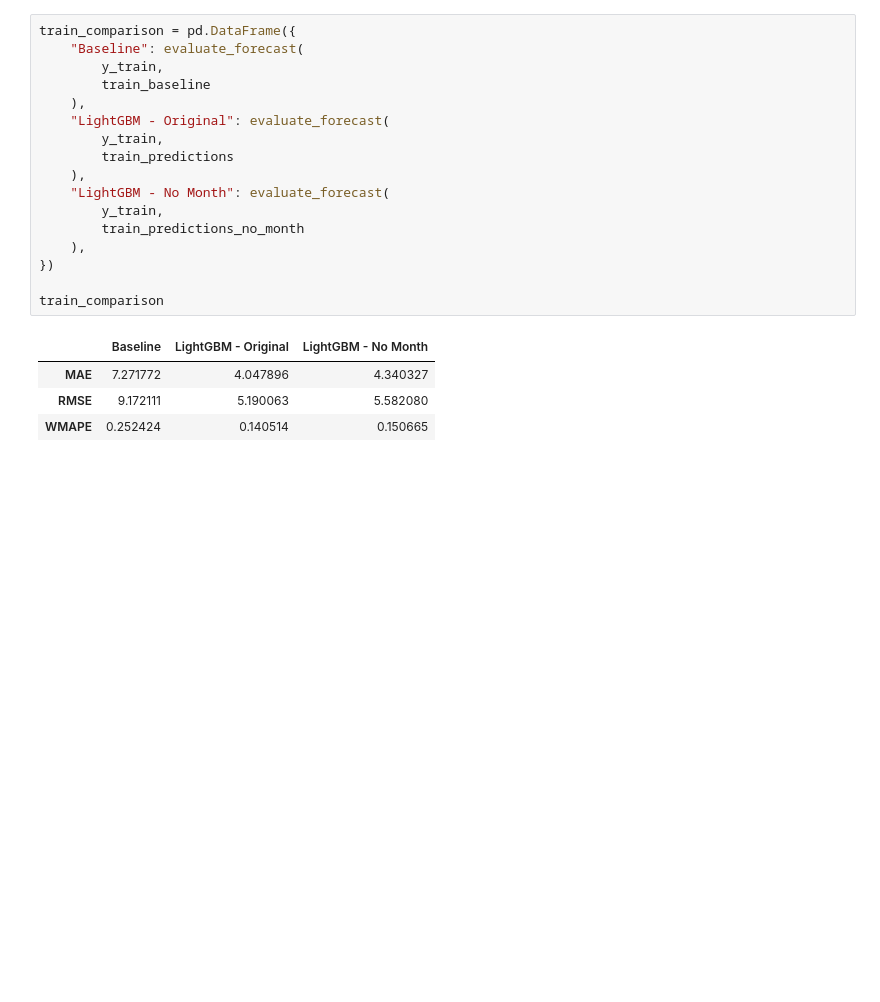
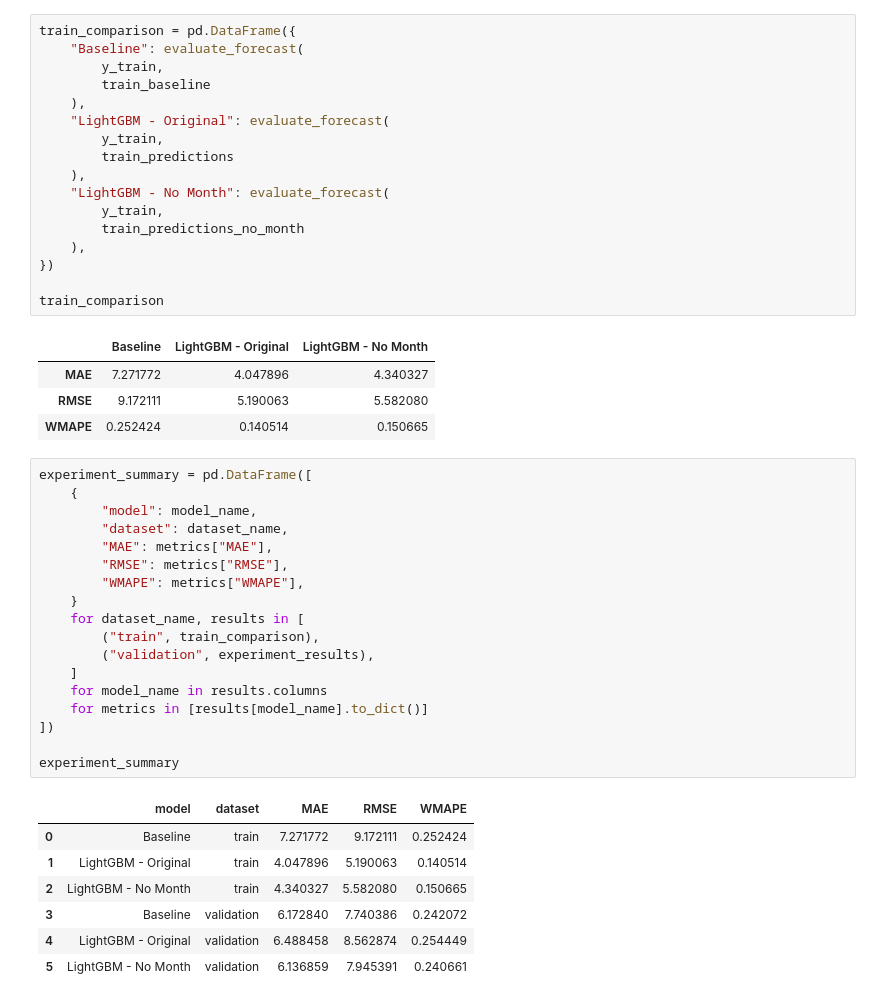
Before and after one commit to Mnifldz/gcp-facility-forecasting, a Jupyter notebook: notebooks/02_forecasting_baseline.ipynb, the cells around one changed output. Cells and saved outputs as stored; diff of their text form; blank space fills up the shorter version.

Commit message:
Added summary table to forecasting exploration.

```diff
--- a/notebooks/02_forecasting_baseline.ipynb
+++ b/notebooks/02_forecasting_baseline.ipynb
@@ -341,3 +341,29 @@ train_comparison
 | MAE | 7.271772 | 4.047896 | 4.340327 |
 | RMSE | 9.172111 | 5.190063 | 5.582080 |
 | WMAPE | 0.252424 | 0.140514 | 0.150665 |
+# %%
+experiment_summary = pd.DataFrame([
+    {
+        "model": model_name,
+        "dataset": dataset_name,
+        "MAE": metrics["MAE"],
+        "RMSE": metrics["RMSE"],
+        "WMAPE": metrics["WMAPE"],
+    }
+    for dataset_name, results in [
+        ("train", train_comparison),
+        ("validation", experiment_results),
+    ]
+    for model_name in results.columns
+    for metrics in [results[model_name].to_dict()]
+])
+
+experiment_summary
+# %% [output]
+|  | model | dataset | MAE | RMSE | WMAPE |
+| 0 | Baseline | train | 7.271772 | 9.172111 | 0.252424 |
+| 1 | LightGBM - Original | train | 4.047896 | 5.190063 | 0.140514 |
+| 2 | LightGBM - No Month | train | 4.340327 | 5.582080 | 0.150665 |
+| 3 | Baseline | validation | 6.172840 | 7.740386 | 0.242072 |
+| 4 | LightGBM - Original | validation | 6.488458 | 8.562874 | 0.254449 |
+| 5 | LightGBM - No Month | validation | 6.136859 | 7.945391 | 0.240661 |
```
